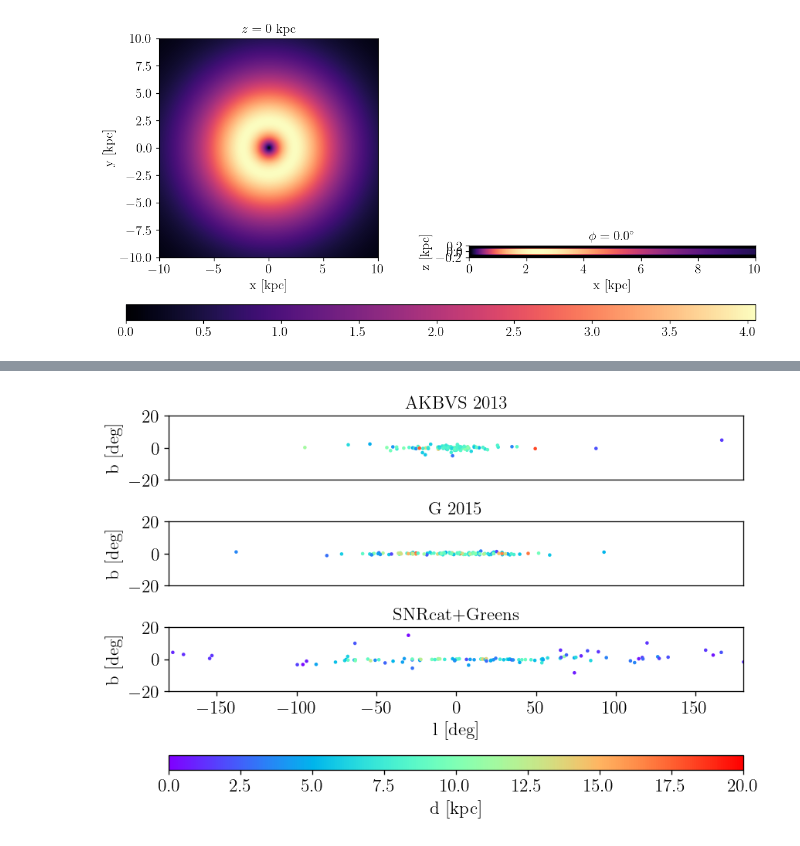
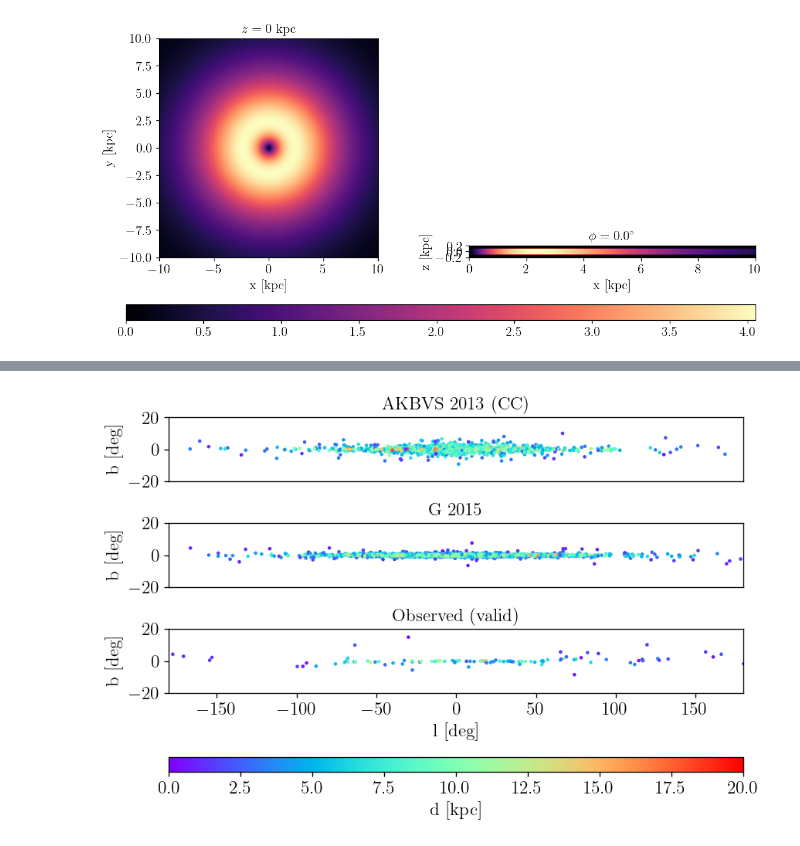
Before and after one commit to yitiansun/axion-mirror, a Jupyter notebook: notebooks/snr_graveyard.ipynb, the cells around one changed output, grey strips where cells are left out. Cells and saved outputs as stored; diff of their text form; code cells hidden in the pictures.

```diff
--- a/notebooks/snr_graveyard.ipynb
+++ b/notebooks/snr_graveyard.ipynb
@@ -24,8 +25,0 @@ from aatw.map_utils import plot_hv
-# %%
-def sample_from_pdf(pdf_func, start, end, num_samples, num_partition=1000):
-    """pdf_func must be vectorized"""
-    x = np.linspace(start, end, num_partition)
-    cdf = np.cumsum(pdf_func(x) * np.diff(x, prepend=x[0]))
-    cdf /= cdf[-1]
-    inverse_cdf = interpolate.interp1d(cdf, x)
-    return inverse_cdf(np.random.uniform(0, 1, num_samples))
@@ -33,0 +52,4 @@ snrlist = pickle.load(open("../data/SNR/snrlist_none.p", 'rb'))
+# %%
+t_cutoff = 100000 # [yr] | end of adiabatic
+n_snr_expected_tot = int(t_cutoff * snr_forming_rate_tot()) # [1]
+print(n_snr_expected_tot)
@@ -107,26 +154,32 @@ plot_hv(snr_pdf_G, smax=10, zmax=0.2, npix=200)
 # %%
-lbd_valid = np.array([[snr.l, snr.b, snr.d] for snr in snrlist])
-lbd_valid[:, 0] = np.where(lbd_valid[:, 0] > np.pi, lbd_valid[:, 0] - 2*np.pi, lbd_valid[:, 0])
+lbd_pops = {}
 
-lbd_AKBVS = Glbd(sample_snr_stz_AKBVS(102))
-lbd_G = Glbd(sample_snr_stz_G(102))
+lbd = np.array([[snr.l, snr.b, snr.d] for snr in snrlist])
+lbd[:, 0] = np.where(lbd[:, 0] > np.pi, lbd[:, 0]-2*np.pi, lbd[:, 0])
+lbd_pops['obs'] = lbd
+
+lbd_pops['AKBVS'] = Glbd(sample_snr_stz_AKBVS(n_snr_expected_tot))
+lbd_pops['G'] = Glbd(sample_snr_stz_G(n_snr_expected_tot))
 # %%
 fig, axs = plt.subplots(3, 1, figsize=(8, 6))
 
 norm = mpl.colors.Normalize(vmin=0, vmax=20)
 
-im = axs[0].scatter(np.rad2deg(lbd_AKBVS[:, 0]), np.rad2deg(lbd_AKBVS[:, 1]), c=lbd_AKBVS[:, 2], s=3, cmap='rainbow', norm=norm)
-axs[1].scatter(np.rad2deg(lbd_G[:, 0]), np.rad2deg(lbd_G[:, 1]), c=lbd_G[:, 2], s=3, cmap='rainbow', norm=norm)
-axs[2].scatter(np.rad2deg(lbd_valid[:, 0]), np.rad2deg(lbd_valid[:, 1]), c=lbd_valid[:, 2], s=3, cmap='rainbow', norm=norm)
+for i, k in enumerate(['AKBVS', 'G', 'obs']):
+    lbd = lbd_pops[k]
+    im = axs[i].scatter(
+        np.rad2deg(lbd[:, 0]),
+        np.rad2deg(lbd[:, 1]),
+        c=lbd[:, 2], s=3,
+        cmap='rainbow', norm=norm
+    )
+    axs[i].set(xlim=(-180, 180), ylim=(-20, 20), aspect=1)
 
-axs[0].set(xlim=(-180, 180), ylim=(-20, 20), aspect=1)
-axs[1].set(xlim=(-180, 180), ylim=(-20, 20), aspect=1)
-axs[2].set(xlim=(-180, 180), ylim=(-20, 20), aspect=1)
 cbar = fig.colorbar(im, ax=axs, orientation='horizontal', aspect=40)
 cbar.set_label('d [kpc]')
 
-axs[0].set(ylabel='b [deg]', title='AKBVS 2013', xticks=[])
+axs[0].set(ylabel='b [deg]', title='AKBVS 2013 (CC)', xticks=[])
 axs[1].set(ylabel='b [deg]', title='G 2015', xticks=[])
-axs[2].set(ylabel='b [deg]', title='SNRcat+Greens', xlabel='l [deg]');
+axs[2].set(ylabel='b [deg]', title='Observed (valid)', xlabel='l [deg]');
 # %% [output]
-[figure, old version]
+[figure, new version]
```
Also changed, not shown: parts of 49 cells of this notebook, 4 other files.
